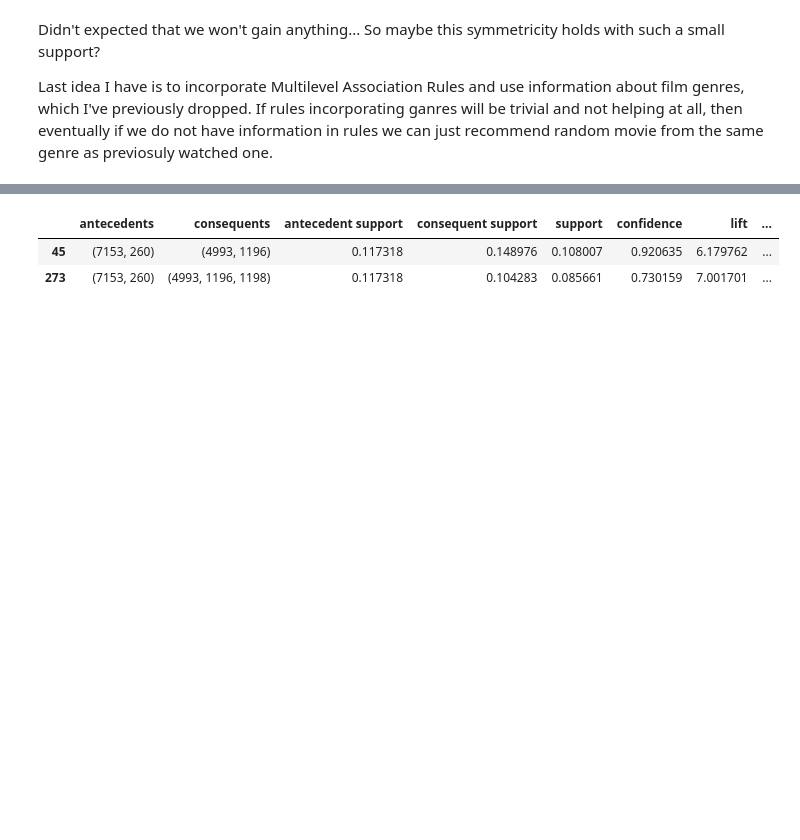
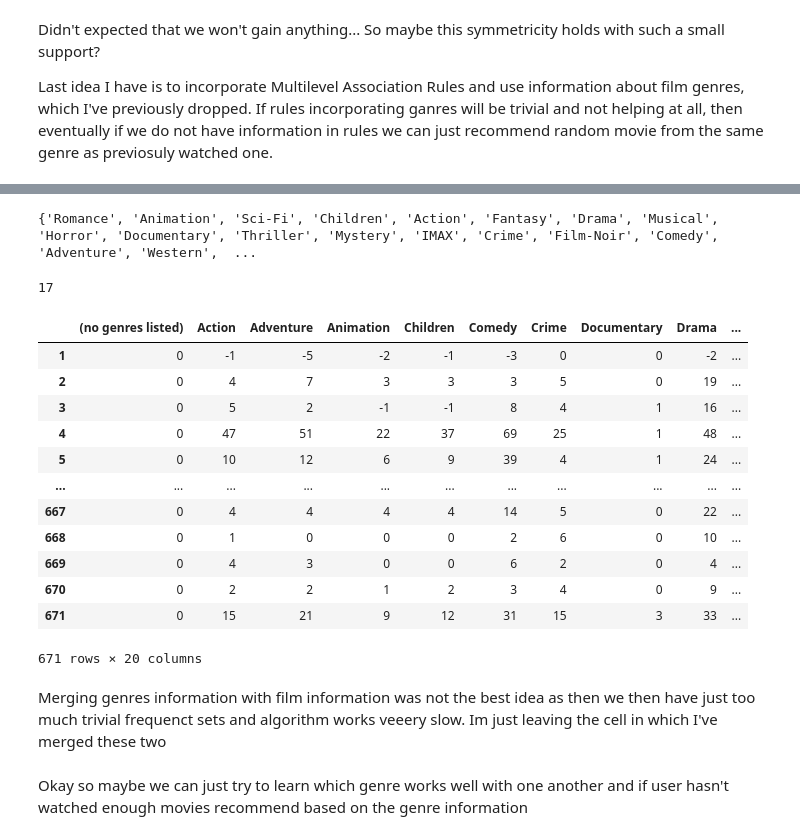
Before and after one commit to SebChw/Data-Mining, a Jupyter notebook: movies_recommender.ipynb, the cells around one changed output, grey strips where cells are left out. Drawn from its saved outputs; the diff is of its cells as text; code cells hidden in the pictures; blank space fills up the shorter version.

Commit message:
update recommender

```diff
--- a/movies_recommender.ipynb
+++ b/movies_recommender.ipynb
@@ -22,7 +25,7 @@ mask_with_useful_ratings = (ratings.rating >=4)  | (ratings.rating <= 2)
 
 useful_ratings = ratings.loc[mask_with_useful_ratings,:].copy() #Withouth this Pandas was raising a warning about performing operation on slices.
 
-useful_ratings["rating"] = useful_ratings.rating.apply(lambda x: 1 if x >= 4 else 0)
+useful_ratings["rating"] = useful_ratings.rating.apply(lambda x: 1 if x >= 4 else -1)
 # %%
 #Getting number of users and their Id's, moreover I was wondering if I should use test set
 #While creating and association rules
@@ -140,7 +161,7 @@ This make no sense to use only 100 films out of 6k possible! So definitelly we n
 
 Let's try some very radical setting to see if we are able to cover more films with it
 # %%
-frequent_itemsets = fpgrowth(df, min_support=0.01, use_colnames=True, max_len=3)
+frequent_itemsets = fpgrowth(df, min_support=0.02, use_colnames=True, max_len=3)
 #Basically difference between sizes of frequent itemstets even if we change support by a little here is very big
 # %%
 frequent_itemsets.shape
@@ -179,7 +200,10 @@ movies_genre = pd.read_csv(os.path.join(data_folder, "movies.csv"))
 # %%
 #Creating a mapping from film_id to [film_name, film_genres]
 movies_mapping_genre = {}
+all_genres = set()
 for index, row in movies_genre.iterrows():
-    movies_mapping[row.movieId] = []
-    movies_mapping[row.movieId].append(row.title)
-    movies_mapping[row.movieId].append(row.genres.split("|"))
+    movies_mapping_genre[row.movieId] = []
+    movies_mapping_genre[row.movieId].append(row.title)
+    movie_genres = row.genres.split("|")
+    all_genres = all_genres.union(set(movie_genres))
+    movies_mapping_genre[row.movieId].append(movie_genres)
@@ -242,6 +210,43 @@ Name: consequents, dtype: object
-# %%
-potitive_ratings_rules.iloc[[45,273]]
-# %% [output]
-|  | antecedents | consequents | antecedent support | consequent support | support | confidence | lift | ... |
-| 45 | (7153, 260) | (4993, 1196) | 0.117318 | 0.148976 | 0.108007 | 0.920635 | 6.179762 | ... |
-| 273 | (7153, 260) | (4993, 1196, 1198) | 0.117318 | 0.104283 | 0.085661 | 0.730159 | 7.001701 | ... |
+# %%
+print(all_genres)  # no genres listed.. We should do something with this probably
+# %% [output]
+{'Romance', 'Animation', 'Sci-Fi', 'Children', 'Action', 'Fantasy', 'Drama', 'Musical', 'Horror', 'Documentary', 'Thriller', 'Mystery', 'IMAX', 'Crime', 'Film-Noir', 'Comedy', 'Adventure', 'Western',  ...
+# %%
+len(set(ratings.movieId).intersection(set(movies_genre[movies_genre["genres"]=="(no genres listed)"].movieId))) #and movies withouth a genre are reviewed
+#so not sure what should I do here
+# %% [output]
+17
+# %%
+from collections import defaultdict
+#Let's count which genres user like. I assume a user like genre if balance liked_movies_from_genre - not_liked_movies_from_genre is positive
+all_genres_list_sorted = sorted(list(all_genres)) # I want this mapping to always be the same, with set this may not be the case
+mapping_genre_to_numbers = {v:k for k,v in zip(range(len(all_genres)), all_genres_list_sorted)}
+
+# mapping_genre_to_numbers_shifted_by_films = {v:k for k,v in zip(range(len(all_genres)), all_genres_list_sorted)}
+num_of_genres = len(all_genres)
+
+user_genres = defaultdict(lambda : [0] * num_of_genres)
+
+#maybe this could be vectorized but not sure how to do it
+for index, row in useful_ratings.iterrows():
+    userId, movieId, rating = row
+    for genre in movies_mapping_genre[movieId][1]:
+        user_genres[userId][mapping_genre_to_numbers[genre]] += rating
+# %%
+genres_sentiment = pd.DataFrame(user_genres).transpose()
+genres_sentiment.columns = all_genres_list_sorted
+genres_sentiment # We get new cool dataframe
+# %% [output]
+|  | (no genres listed) | Action | Adventure | Animation | Children | Comedy | Crime | Documentary | Drama | ... |
+| 1 | 0 | -1 | -5 | -2 | -1 | -3 | 0 | 0 | -2 | ... |
+| 2 | 0 | 4 | 7 | 3 | 3 | 3 | 5 | 0 | 19 | ... |
+| 3 | 0 | 5 | 2 | -1 | -1 | 8 | 4 | 1 | 16 | ... |
+| 4 | 0 | 47 | 51 | 22 | 37 | 69 | 25 | 1 | 48 | ... |
+| 5 | 0 | 10 | 12 | 6 | 9 | 39 | 4 | 1 | 24 | ... |
+| ... | ... | ... | ... | ... | ... | ... | ... | ... | ... | ... |
+| 667 | 0 | 4 | 4 | 4 | 4 | 14 | 5 | 0 | 22 | ... |
+| 668 | 0 | 1 | 0 | 0 | 0 | 2 | 6 | 0 | 10 | ... |
+| 669 | 0 | 4 | 3 | 0 | 0 | 6 | 2 | 0 | 4 | ... |
+| 670 | 0 | 2 | 2 | 1 | 2 | 3 | 4 | 0 | 9 | ... |
+| 671 | 0 | 15 | 21 | 9 | 12 | 31 | 15 | 3 | 33 | ... |
+671 rows × 20 columns
@@ -247,0 +255,2 @@ potitive_ratings_rules.iloc[[45,273]]
+# %% [markdown]
+Merging genres information with film information was not the best idea as then we then have just too much trivial frequenct sets and algorithm works veeery slow. Im just leaving the cell in which I've merged these two
@@ -247,0 +264,2 @@ potitive_ratings_rules.iloc[[45,273]]
+# %% [markdown]
+Okay so maybe we can just try to learn which genre works well with one another and if user hasn't watched enough movies recommend based on the genre information
```
Also changed, not shown: parts of 40 cells of this notebook.
